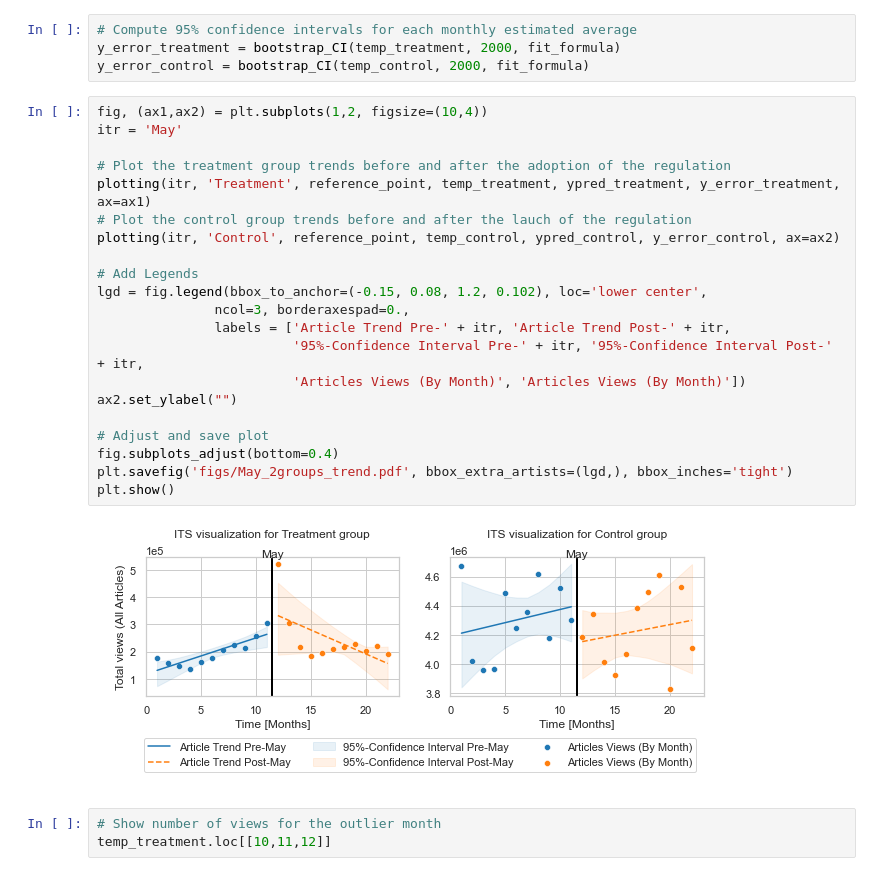
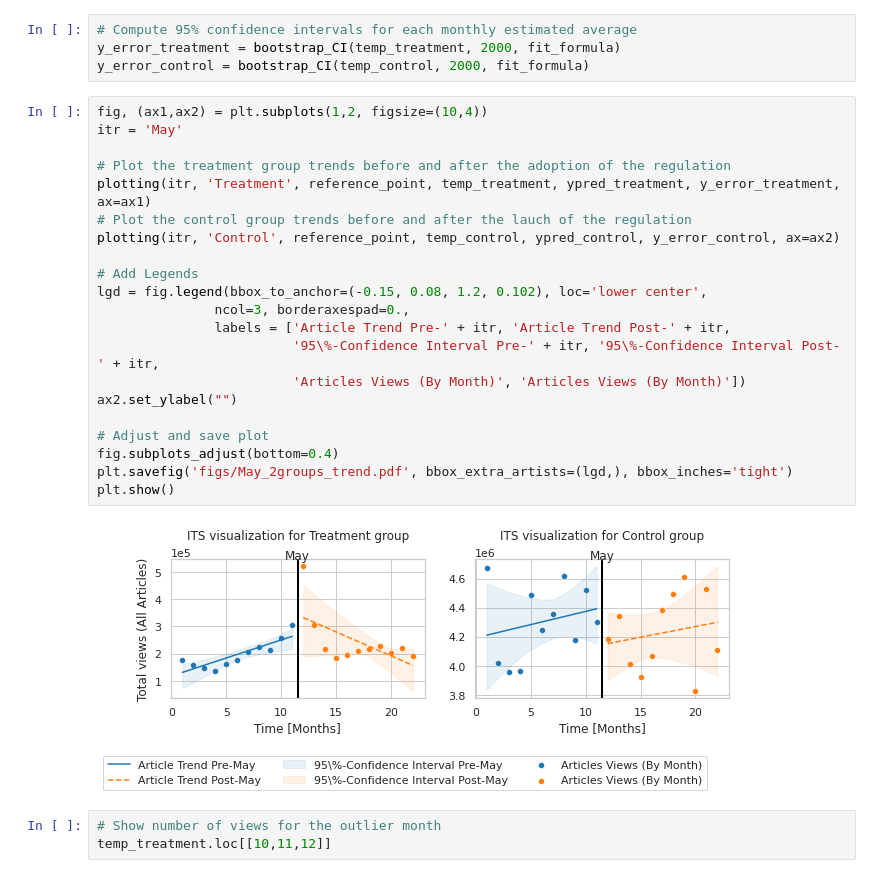
Before and after one commit to epfl-ada/ada-2020-project-milestone-p3-p3_studybuddy, a Jupyter notebook: MilestoneP3.ipynb, the cells around one changed output. Saved outputs shown, nothing was run; the diff lists cells and outputs as text.

```diff
--- a/MilestoneP3.ipynb
+++ b/MilestoneP3.ipynb
@@ -1348,26 +1341,26 @@ y_error_control = bootstrap_CI(temp_control, 2000, fit_formula)
 # %%
 fig, (ax1,ax2) = plt.subplots(1,2, figsize=(10,4))
 itr = 'May'
 
 # Plot the treatment group trends before and after the adoption of the regulation
 plotting(itr, 'Treatment', reference_point, temp_treatment, ypred_treatment, y_error_treatment, ax=ax1)
 # Plot the control group trends before and after the lauch of the regulation
 plotting(itr, 'Control', reference_point, temp_control, ypred_control, y_error_control, ax=ax2)
 
 # Add Legends
 lgd = fig.legend(bbox_to_anchor=(-0.15, 0.08, 1.2, 0.102), loc='lower center',
                ncol=3, borderaxespad=0.,
                labels = ['Article Trend Pre-' + itr, 'Article Trend Post-' + itr,
-                         '95%-Confidence Interval Pre-' + itr, '95%-Confidence Interval Post-' + itr,
+                         '95\%-Confidence Interval Pre-' + itr, '95\%-Confidence Interval Post-' + itr,
                          'Articles Views (By Month)', 'Articles Views (By Month)'])
 ax2.set_ylabel("")
 
 # Adjust and save plot
 fig.subplots_adjust(bottom=0.4)
 plt.savefig('figs/May_2groups_trend.pdf', bbox_extra_artists=(lgd,), bbox_inches='tight')
 plt.show()
 # %% [output]
-[figure, old version]
+[figure, new version]
 # %%
 # Show number of views for the outlier month
 temp_treatment.loc[[10,11,12]]
```
Also changed, not shown: parts of 20 cells of this notebook.
